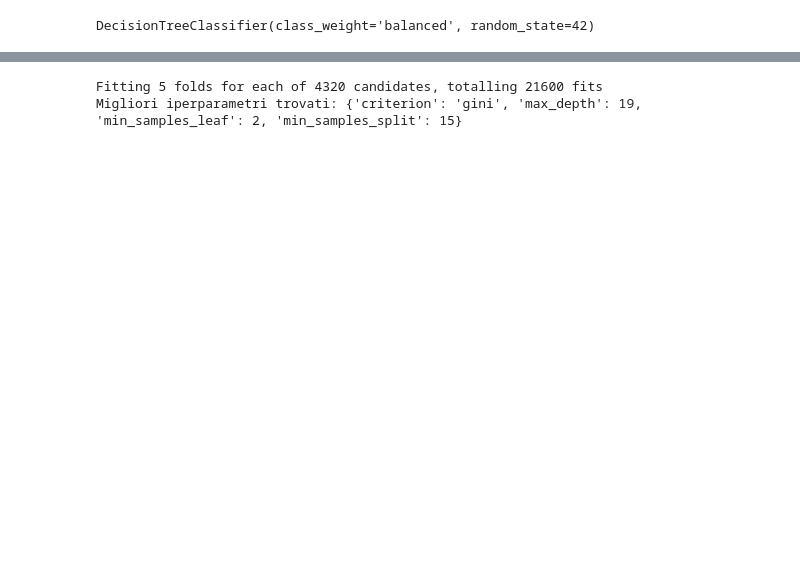
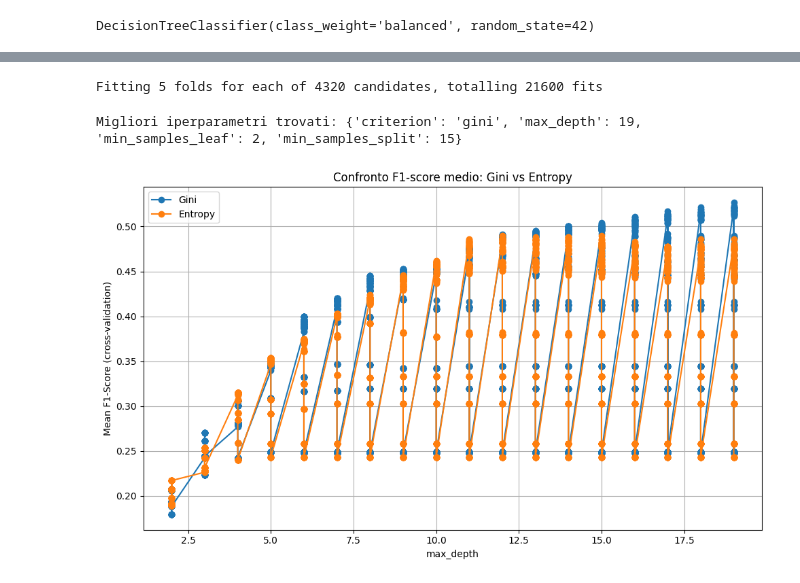
Before and after one commit to angelopaldino/progetto-data-mining, a Jupyter notebook: notebooks/11a_decision_tree_category_default.ipynb, the cells around one changed output, grey strips where cells are left out. Drawn from its saved outputs; the diff is of its cells as text; code cells hidden in the pictures; blank space fills up the shorter version.

```diff
--- a/notebooks/11a_decision_tree_category_default.ipynb
+++ b/notebooks/11a_decision_tree_category_default.ipynb
@@ -54,24 +68,45 @@ scoring = {
     'accuracy': 'accuracy',
     'precision': 'precision',
     'recall': 'recall',
-    'f1': 'f1'
+    'f1_weighted': 'f1_weighted'
 }
 
 grid = GridSearchCV(
     DecisionTreeClassifier(random_state=42),
     param_grid,
-    scoring='f1_weighted',
+    scoring=scoring,
+    refit='f1_weighted',
     cv=5,
     verbose=1,
     n_jobs=-1
 )
 
-clf = DecisionTreeClassifier(random_state=42)
-grid_search = GridSearchCV(clf, param_grid, cv=5, scoring=scoring, refit='f1', n_jobs=-1)
 grid.fit(X_train, y_train)
 
 print("Migliori iperparametri trovati:", grid.best_params_)
 best_model = grid.best_estimator_
 # %% [output]
 Fitting 5 folds for each of 4320 candidates, totalling 21600 fits
-Migliori iperparametri trovati: {'criterion': 'gini', 'max_depth': 19, 'min_samples_leaf': 2, 'min_samples_split': 15}
+Migliori iperparametri trovati: {'criterion': 'gini', 'max_depth': 19, 'min_samples_leaf': 2, 'min_samples_split': 15}
+# %%
+import pandas as pd
+import matplotlib.pyplot as plt
+
+results_df = pd.DataFrame(grid.cv_results_)
+
+plt.figure(figsize=(10, 6))
+for criterion in results_df["param_criterion"].unique():
+    subset = results_df[results_df["param_criterion"] == criterion]
+    plt.plot(subset["param_max_depth"], subset["mean_test_f1_weighted"], marker='o', label=criterion.capitalize())
+
+plt.title("Confronto F1-score medio: Gini vs Entropy")
+plt.xlabel("max_depth")
+plt.ylabel("Mean F1-Score (cross-validation)")
+plt.legend()
+plt.grid(True)
+plt.tight_layout()
+plt.savefig("../results/classification_category/decision tree/f1_score_confronto.png")
+plt.show()
+plt.close()
+# %% [output]
+[figure, added]
```
Also changed, not shown: parts of 3 cells of this notebook, 50 other files.
